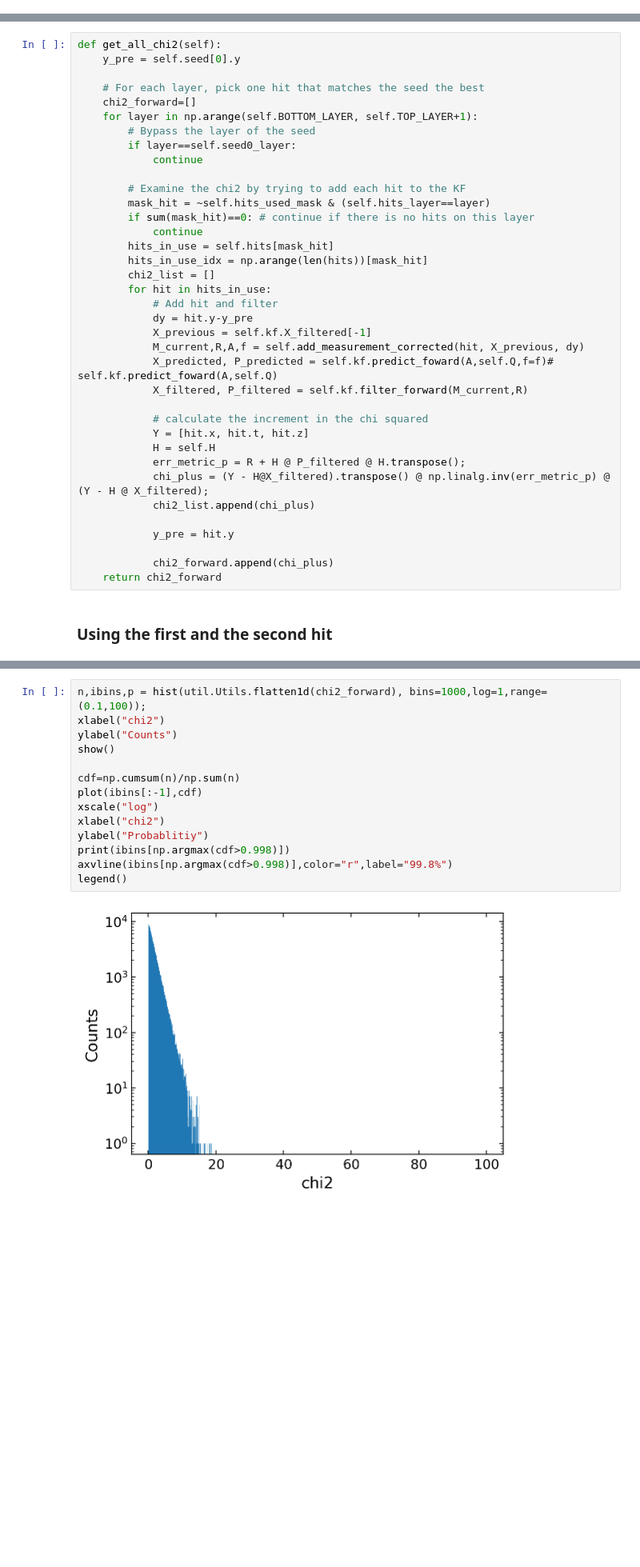
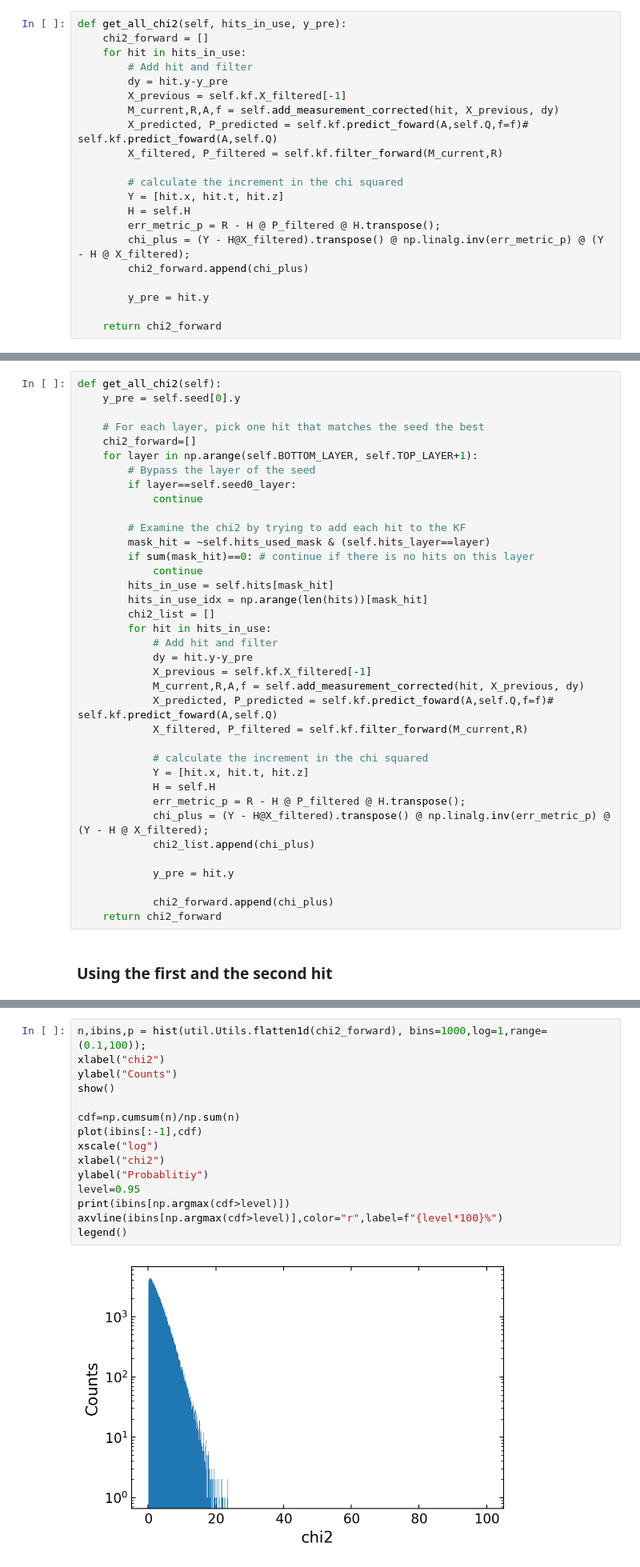
Before and after one commit to EdmondRen/mathusla_tracker_6layer, a Jupyter notebook: 30_seeding.ipynb, the cells around one changed output, grey strips where cells are left out. Shown at 80% size. Saved outputs shown, nothing was run; the diff lists cells and outputs as text; blank space fills up the shorter version.

```diff
--- a/30_seeding.ipynb
+++ b/30_seeding.ipynb
@@ -398,0 +628,21 @@ def f_model(x,t,z,vx,vy,vz, dy):
+# %%
+def get_all_chi2(self, hits_in_use, y_pre):
+    chi2_forward = []
+    for hit in hits_in_use:
+        # Add hit and filter
+        dy = hit.y-y_pre
+        X_previous = self.kf.X_filtered[-1]
+        M_current,R,A,f = self.add_measurement_corrected(hit, X_previous, dy)
+        X_predicted, P_predicted = self.kf.predict_foward(A,self.Q,f=f)# self.kf.predict_foward(A,self.Q)
+        X_filtered, P_filtered = self.kf.filter_forward(M_current,R)
+
+        # calculate the increment in the chi squared
+        Y = [hit.x, hit.t, hit.z]
+        H = self.H
+        err_metric_p = R - H @ P_filtered @ H.transpose();
+        chi_plus = (Y - H@X_filtered).transpose() @ np.linalg.inv(err_metric_p) @ (Y - H @ X_filtered);
+        chi2_forward.append(chi_plus)
+
+        y_pre = hit.y
+
+    return chi2_forward
@@ -427,7 +776,7 @@ def get_all_chi2(self):
             # calculate the increment in the chi squared
             Y = [hit.x, hit.t, hit.z]
             H = self.H
-            err_metric_p = R + H @ P_filtered @ H.transpose();
+            err_metric_p = R - H @ P_filtered @ H.transpose();
             chi_plus = (Y - H@X_filtered).transpose() @ np.linalg.inv(err_metric_p) @ (Y - H @ X_filtered);
             chi2_list.append(chi_plus)
 
@@ -548,16 +899,17 @@ show()
 # %%
 n,ibins,p = hist(util.Utils.flatten1d(chi2_forward), bins=1000,log=1,range=(0.1,100));
 xlabel("chi2")
 ylabel("Counts")
 show()
 
 cdf=np.cumsum(n)/np.sum(n)
 plot(ibins[:-1],cdf)
 xscale("log")
 xlabel("chi2")
 ylabel("Probablitiy")
-print(ibins[np.argmax(cdf>0.998)])
-axvline(ibins[np.argmax(cdf>0.998)],color="r",label="99.8%")
+level=0.95
+print(ibins[np.argmax(cdf>level)])
+axvline(ibins[np.argmax(cdf>level)],color="r",label=f"{level*100}%")
 legend()
 # %% [output]
-[figure, old version]
+[figure, new version]
```
Also changed, not shown: parts of 36 cells of this notebook, 28 other files.
